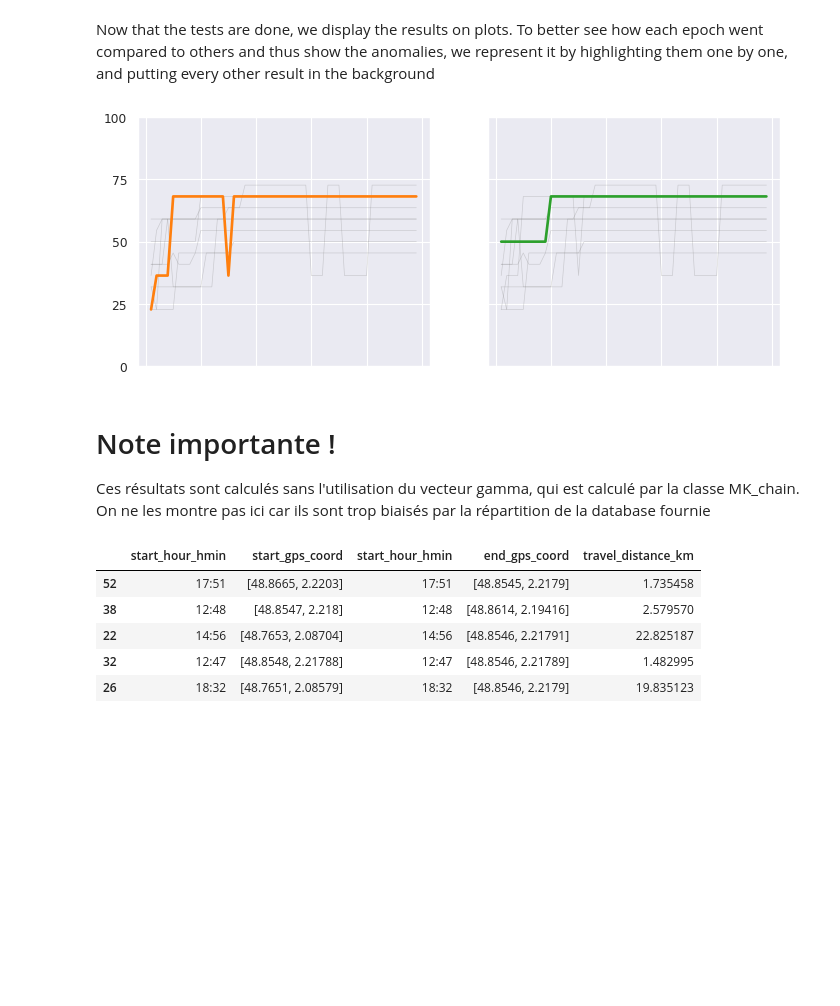
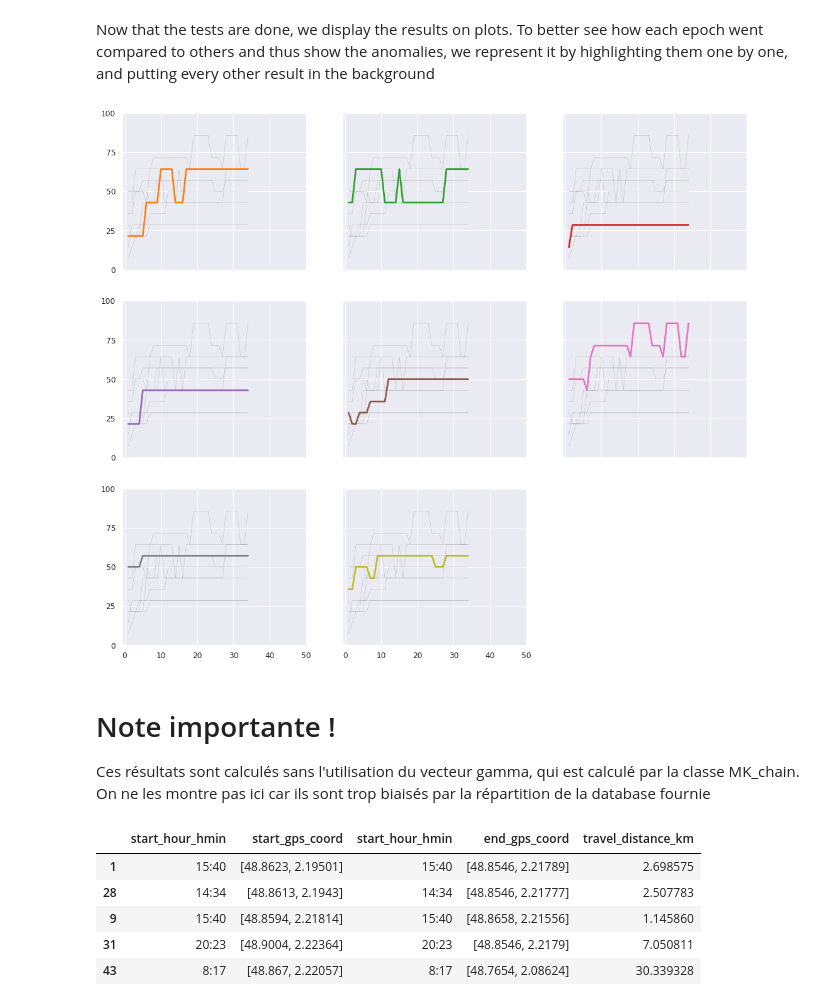
Before and after one commit to Ctatger/PersoPdata, a Jupyter notebook: demo_markov.ipynb, the cells around one changed output. Cells and saved outputs as stored; diff of their text form; code cells hidden in the pictures; blank space fills up the shorter version.

```diff
--- a/demo_markov.ipynb
+++ b/demo_markov.ipynb
@@ -159,8 +159,9 @@ To create the markov chain, the model calls **create_transition_matrix** which i
 df_travel = create_dataframe()
 df_travel = df_travel.sample(frac=1) #randomize the dataframe order, for consistency
 
-df_train = df_travel[:50]
-df_test = df_travel[50:]
+df_train = df_travel.sample(frac=0.7)
+df_test = df_travel.drop(df_train.index)
+print(len(df_test))
 
 df_travel.head()
 # %% [output]
@@ -228,9 +230,9 @@ for i in range(10):
     df_travel = df_travel.sample(frac=1)
 
     df_data = df_travel[:1]
-    df_train = df_travel[1:50]
-    df_test = df_travel[50:]
-
+    df_travel = df_travel.drop(df_data.index)
+    df_train = df_travel.sample(frac=0.7)
+    df_test = df_travel.drop(df_train.index)
 
     mk_travel = MK_chain(df=df_data)
     model_acc = []
@@ -245,31 +247,31 @@ Now that the tests are done, we display the results on plots. To better see how
 # %%
 sns.set_theme()
 palette = plt.get_cmap('tab10')
 figure(figsize=(16, 14), dpi=80)
 
-trainset_lenghts = list(range(1, 50))
-for k in range(1, 3):
+trainset_lenghts = list(range(1, len(df_train)+1))
+for k in range(1, 9):
     plt.subplot(3, 3, k)
     for epoch in range(1, 10):
         plt.plot(trainset_lenghts, epoch_acc[epoch], marker='', color='grey', linewidth=0.6, alpha=0.3)
     plt.plot(trainset_lenghts, epoch_acc[k], marker='', color=palette(k), linewidth=2.4, alpha=1)
 
     y_ticks = np.arange(0, 101, 25)
     x_ticks = np.arange(0, 51, 10)
     ax = plt.gca()
     # Not ticks everywhere
     if k not in [7, 8, 9]:
         ax.set_xticklabels([])
     if k not in [1, 4, 7]:
         ax.set_yticklabels([])
 
     ax.set_ylim([0, 100])
     ax.set_yticks(y_ticks)
     ax.set_xticks(x_ticks)
 
 plt.show()
 # %% [output]
-[figure, old version]
+[figure, new version]
 # %% [markdown]
 # Note importante !
 Ces résultats sont calculés sans l'utilisation du vecteur gamma, qui est calculé par la classe MK_chain. On ne les montre pas ici car ils sont trop biaisés par la répartition de la database fournie
@@ -277,8 +279,8 @@ Ces résultats sont calculés sans l'utilisation du vecteur gamma, qui est calcu
 df_travel.head()[['start_hour_hmin', 'start_gps_coord', 'start_hour_hmin','end_gps_coord', 'travel_distance_km']]
 # %% [output]
 |  | start_hour_hmin | start_gps_coord | start_hour_hmin | end_gps_coord | travel_distance_km |
-| 52 | 17:51 | [48.8665, 2.2203] | 17:51 | [48.8545, 2.2179] | 1.735458 |
-| 38 | 12:48 | [48.8547, 2.218] | 12:48 | [48.8614, 2.19416] | 2.579570 |
-| 22 | 14:56 | [48.7653, 2.08704] | 14:56 | [48.8546, 2.21791] | 22.825187 |
-| 32 | 12:47 | [48.8548, 2.21788] | 12:47 | [48.8546, 2.21789] | 1.482995 |
-| 26 | 18:32 | [48.7651, 2.08579] | 18:32 | [48.8546, 2.2179] | 19.835123 |
+| 1 | 15:40 | [48.8623, 2.19501] | 15:40 | [48.8546, 2.21789] | 2.698575 |
+| 28 | 14:34 | [48.8613, 2.1943] | 14:34 | [48.8546, 2.21777] | 2.507783 |
+| 9 | 15:40 | [48.8594, 2.21814] | 15:40 | [48.8658, 2.21556] | 1.145860 |
+| 31 | 20:23 | [48.9004, 2.22364] | 20:23 | [48.8546, 2.2179] | 7.050811 |
+| 43 | 8:17 | [48.867, 2.22057] | 8:17 | [48.7654, 2.08624] | 30.339328 |
```
Also changed, not shown: parts of 4 cells of this notebook, 4 other files.
